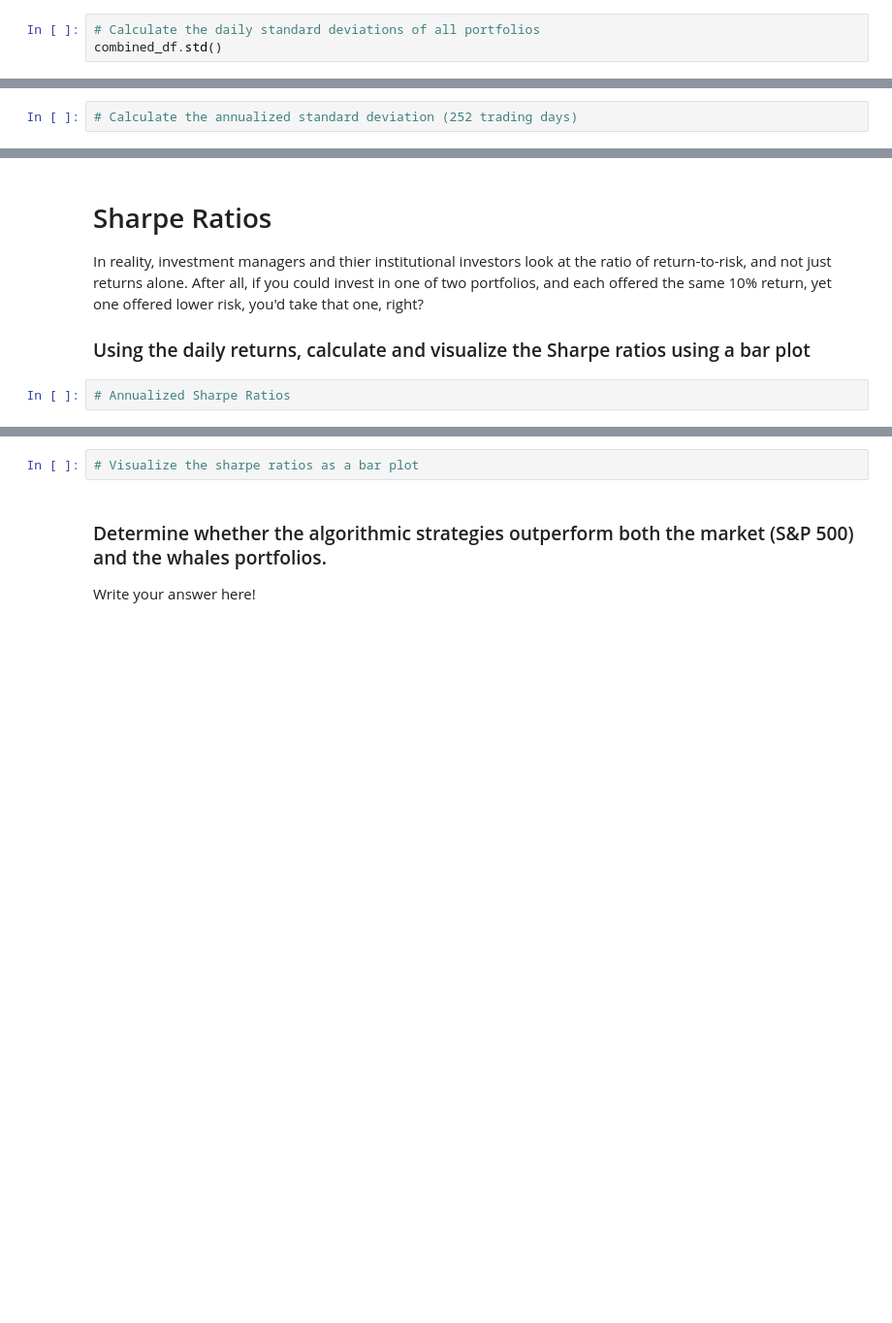
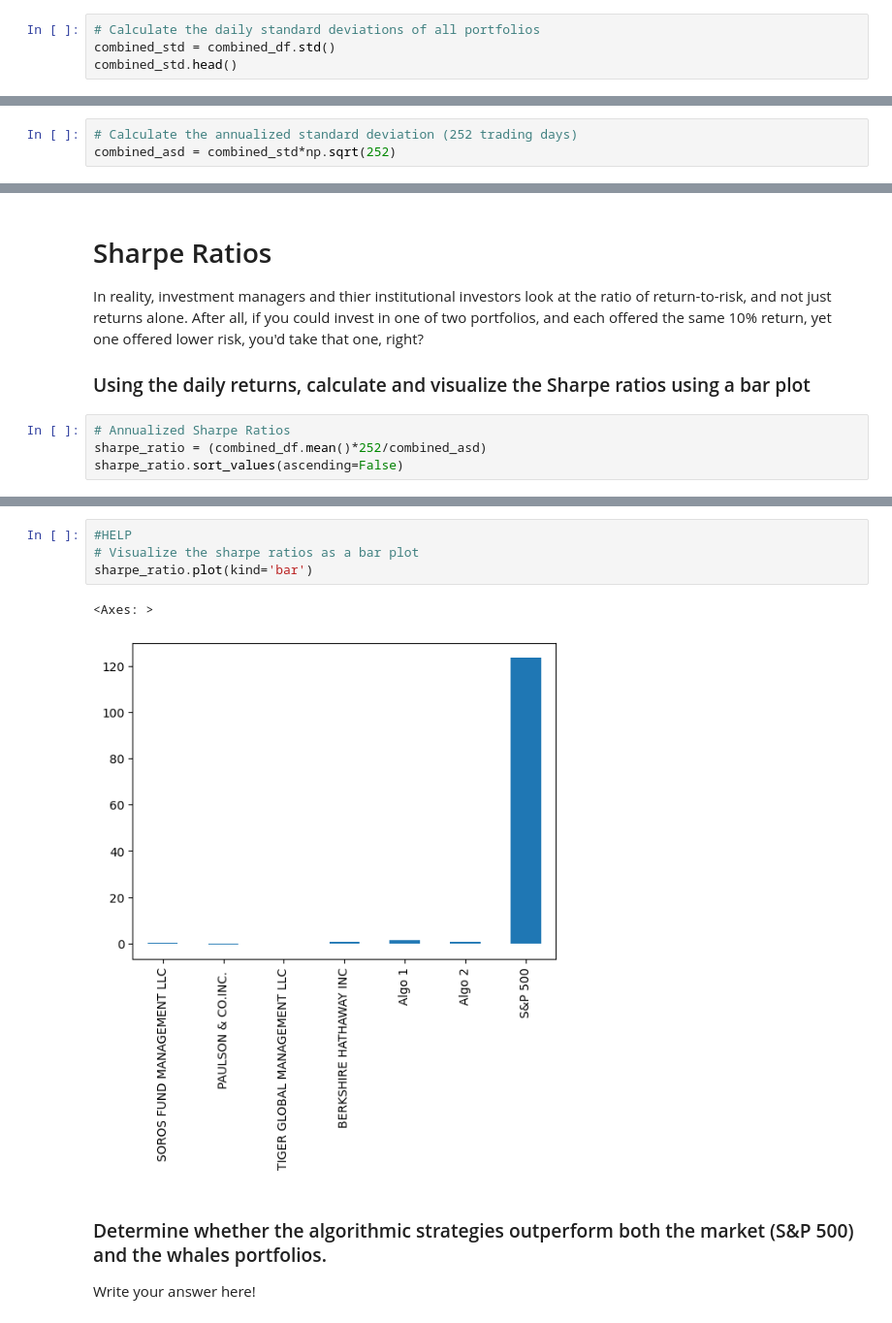
Before and after one commit to AnvithaChaluvadi/Module4Challenge, a Jupyter notebook: whale_analysis.ipynb, the cells around one changed output, grey strips where cells are left out. Shown at 97% size. Drawn from its saved outputs; the diff is of its cells as text; blank space fills up the shorter version.

Commit message:
updated need tutor for help

```diff
--- a/whale_analysis.ipynb
+++ b/whale_analysis.ipynb
@@ -267,5 +267,6 @@ combined_df.plot(kind="box",figsize=(25,10))
 ### Calculate Standard Deviations
 # %%
 # Calculate the daily standard deviations of all portfolios
-combined_df.std()
+combined_std = combined_df.std()
+combined_std.head()
 # %% [output]
@@ -290,6 +292,7 @@ dtype: float64
 ### Calculate the Annualized Standard Deviation
 # %%
 # Calculate the annualized standard deviation (252 trading days)
+combined_asd = combined_std*np.sqrt(252)
 # %% [markdown]
 ---
 # %% [markdown]
@@ -354,3 +360,5 @@ In reality, investment managers and thier institutional investors look at the ra
 ### Using the daily returns, calculate and visualize the Sharpe ratios using a bar plot
 # %%
 # Annualized Sharpe Ratios
+sharpe_ratio = (combined_df.mean()*252/combined_asd)
+sharpe_ratio.sort_values(ascending=False)
@@ -357,5 +374,10 @@ In reality, investment managers and thier institutional investors look at the ra
 # %%
+#HELP
 # Visualize the sharpe ratios as a bar plot
+sharpe_ratio.plot(kind='bar')
+# %% [output]
+<Axes: >
+[figure, added]
 # %% [markdown]
 ### Determine whether the algorithmic strategies outperform both the market (S&P 500) and the whales portfolios.
 
```
Also changed, not shown: parts of 5 cells of this notebook.
